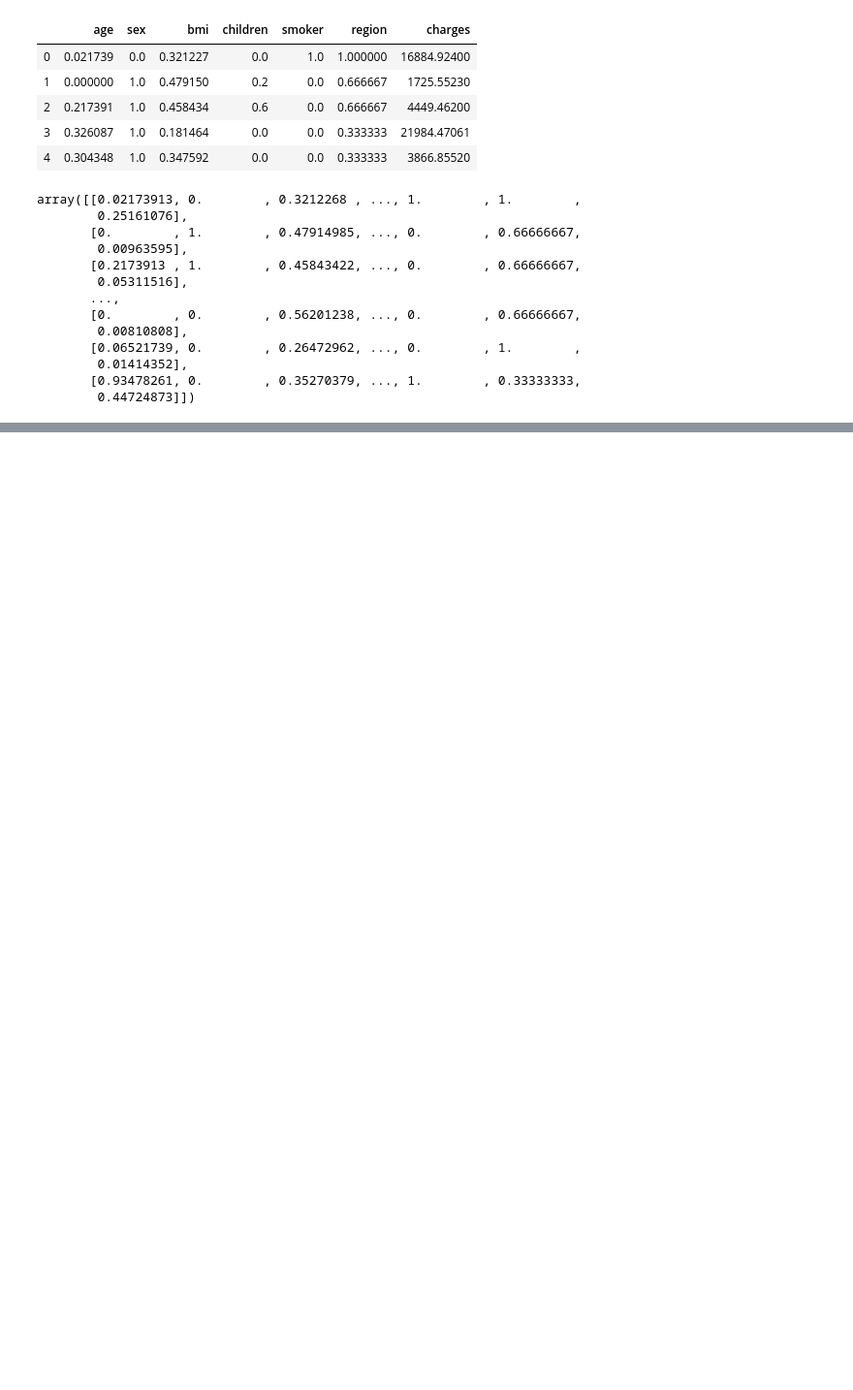
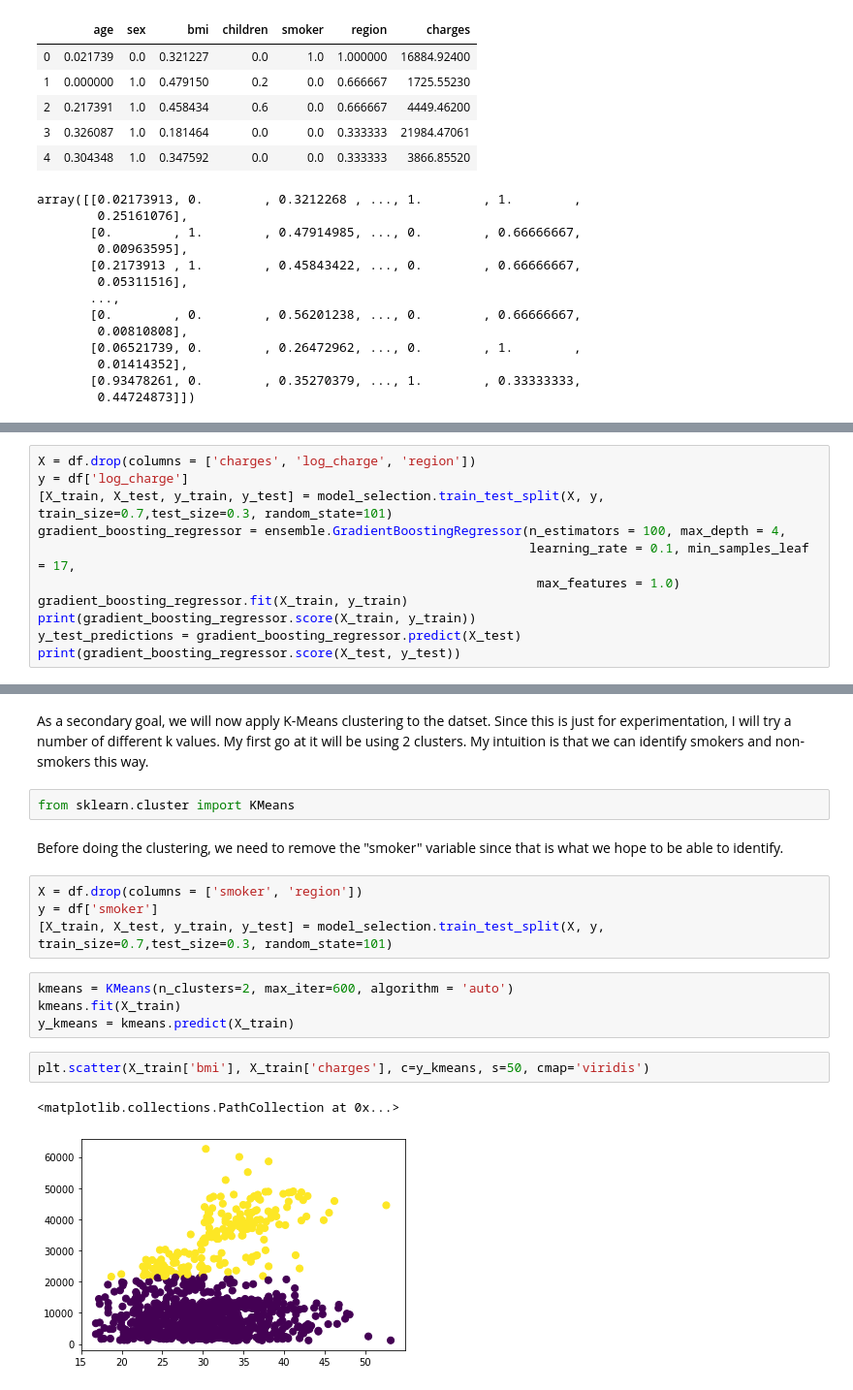
Before and after one commit to dshenker/Kaggle, a Jupyter notebook: Healthcare_Cost/Healthcare Charges Exploration and Modeling.ipynb, the cells around one changed output, grey strips where cells are left out. Shown at 97% size. Drawn from its saved outputs; the diff is of its cells as text; blank space fills up the shorter version.

```diff
--- a/Healthcare_Cost/Healthcare Charges Exploration and Modeling.ipynb
+++ b/Healthcare_Cost/Healthcare Charges Exploration and Modeling.ipynb
@@ -397,0 +425,11 @@ print(gradient_boosting_regressor.score(X_test, y_test))
+# %%
+X = df.drop(columns = ['charges', 'log_charge', 'region'])
+y = df['log_charge']
+[X_train, X_test, y_train, y_test] = model_selection.train_test_split(X, y, train_size=0.7,test_size=0.3, random_state=101)
+gradient_boosting_regressor = ensemble.GradientBoostingRegressor(n_estimators = 100, max_depth = 4,
+                                                                 learning_rate = 0.1, min_samples_leaf = 17,
+                                                                  max_features = 1.0)
+gradient_boosting_regressor.fit(X_train, y_train)
+print(gradient_boosting_regressor.score(X_train, y_train))
+y_test_predictions = gradient_boosting_regressor.predict(X_test)
+print(gradient_boosting_regressor.score(X_test, y_test))
@@ -397,0 +486,19 @@ print(gradient_boosting_regressor.score(X_test, y_test))
+# %% [markdown]
+As a secondary goal, we will now apply K-Means clustering to the datset. Since this is just for experimentation, I will try a number of different k values. My first go at it will be using 2 clusters. My intuition is that we can identify smokers and non-smokers this way.
+# %%
+from sklearn.cluster import KMeans
+# %% [markdown]
+Before doing the clustering, we need to remove the "smoker" variable since that is what we hope to be able to identify.
+# %%
+X = df.drop(columns = ['smoker', 'region'])
+y = df['smoker']
+[X_train, X_test, y_train, y_test] = model_selection.train_test_split(X, y, train_size=0.7,test_size=0.3, random_state=101)
+# %%
+kmeans = KMeans(n_clusters=2, max_iter=600, algorithm = 'auto')
+kmeans.fit(X_train)
+y_kmeans = kmeans.predict(X_train)
+# %%
+plt.scatter(X_train['bmi'], X_train['charges'], c=y_kmeans, s=50, cmap='viridis')
+# %% [output]
+<matplotlib.collections.PathCollection at 0x...>
+[figure, added]
```
Also changed, not shown: parts of 53 cells of this notebook.
